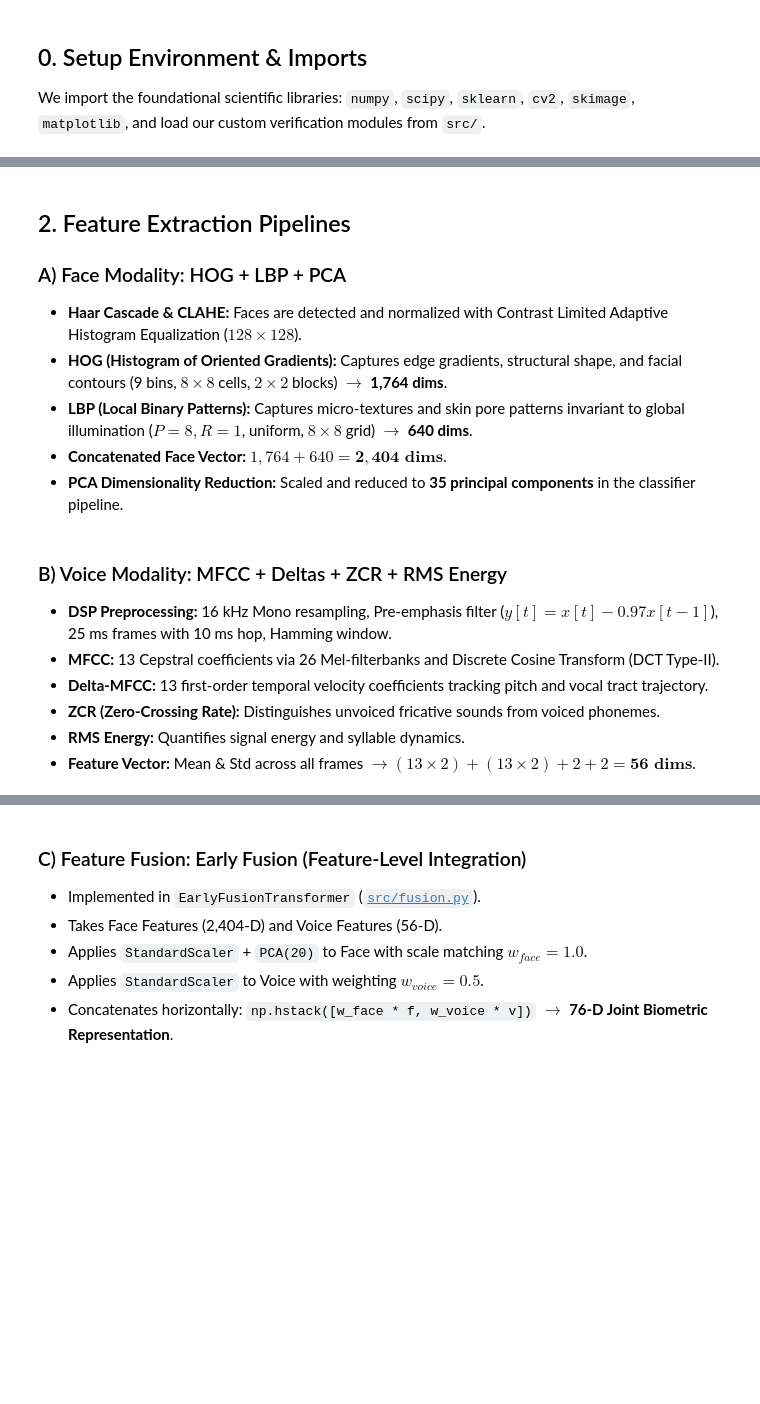
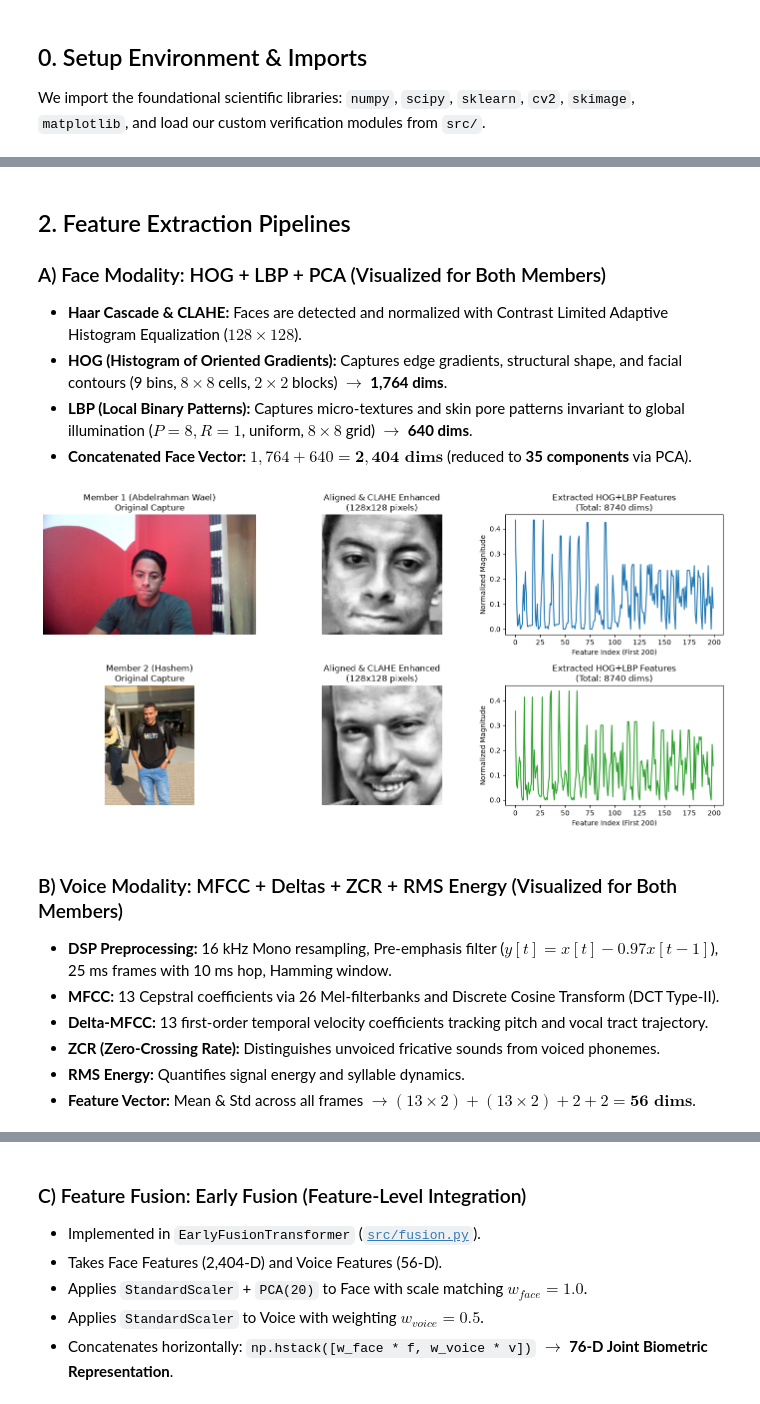
Before and after one commit to AbdelrhamanWael/Smart-Security-Gate, a Jupyter notebook: Biometric_Security_Gate_Complete_Pipeline.ipynb, the cells around one changed output, grey strips where cells are left out. Cells and saved outputs as stored; diff of their text form; code cells hidden in the pictures; blank space fills up the shorter version.

Commit message:
docs: Harmonize Jupyter notebook to symmetrically evaluate and visualize both Member 1 and Member 2 across all pipeline stages

```diff
--- a/Biometric_Security_Gate_Complete_Pipeline.ipynb
+++ b/Biometric_Security_Gate_Complete_Pipeline.ipynb
@@ -65,49 +96,54 @@ print(f"Fingerprint dataset exists: {fingerprint_dir.exists()} -> {len(list(fing
 # %% [markdown]
 ## 2. Feature Extraction Pipelines
 
-### A) Face Modality: HOG + LBP + PCA
+### A) Face Modality: HOG + LBP + PCA (Visualized for Both Members)
 - **Haar Cascade & CLAHE:** Faces are detected and normalized with Contrast Limited Adaptive Histogram Equalization ($128 \times 128$).
 - **HOG (Histogram of Oriented Gradients):** Captures edge gradients, structural shape, and facial contours (9 bins, $8 \times 8$ cells, $2 \times 2$ blocks) $\rightarrow$ **1,764 dims**.
 - **LBP (Local Binary Patterns):** Captures micro-textures and skin pore patterns invariant to global illumination ($P=8, R=1$, uniform, $8 \times 8$ grid) $\rightarrow$ **640 dims**.
-- **Concatenated Face Vector:** $1,764 + 640 = \mathbf{2,404 \text{ dims}}$.
-- **PCA Dimensionality Reduction:** Scaled and reduced to **35 principal components** in the classifier pipeline.
+- **Concatenated Face Vector:** $1,764 + 640 = \mathbf{2,404 \text{ dims}}$ (reduced to **35 components** via PCA).
 # %%
 from src.face_pipeline import crop_face, hog_feat, lbp_feat, extract_face_features
 
-# Sample face inspection from disk
-sample_face_path = next(face_dir.glob("raw/member1/*.jpg"), None) or next(face_dir.glob("*/*/*.jpg"), None)
+# Extract and plot face features for BOTH Member 1 and Member 2 side-by-side
+fig, axes = plt.subplots(2, 3, figsize=(14, 7))
 
-if sample_face_path:
-    img_bgr = cv2.imread(str(sample_face_path))
-    face_aligned = crop_face(img_bgr, size=(128, 128))
+members_info = [
+    ("member1", "Member 1 (Abdelrahman Wael)"),
+    ("member2", "Member 2 (Hashem)")
+]
 
-    # Extract features
-    hog_v = hog_feat(face_aligned)
-    lbp_v = lbp_feat(face_aligned)
-    full_face_v = extract_face_features(face_aligned, mode="both")
+for row_idx, (m_id, label) in enumerate(members_info):
+    sample_img_path = next(Path(f"data/face/{m_id}").glob("*/*.jpg"), None)
+    if sample_img_path:
+        img_bgr = cv2.imread(str(sample_img_path))
+        face_aligned = crop_face(img_bgr, size=(128, 128))
 
-    print(f"Sample Face: {sample_face_path.name}")
-    print(f" - HOG vector shape:       {hog_v.shape} dimensions")
-    print(f" - LBP vector shape:       {lbp_v.shape} dimensions")
-    print(f" - Combined feature shape: {full_face_v.shape} dimensions")
+        hog_v = hog_feat(face_aligned)
+        lbp_v = lbp_feat(face_aligned)
+        full_face_v = extract_face_features(face_aligned, mode="both")
 
-    # Plot face and visual features
-    fig, axes = plt.subplots(1, 3, figsize=(12, 4))
-    axes[0].imshow(cv2.cvtColor(img_bgr, cv2.COLOR_BGR2RGB))
-    axes[0].set_title("Original Image")
-    axes[0].axis('off')
+        # Col 0: Original
+        axes[row_idx, 0].imshow(cv2.cvtColor(img_bgr, cv2.COLOR_BGR2RGB))
+        axes[row_idx, 0].set_title(f"{label}\nOriginal Capture")
+        axes[row_idx, 0].axis('off')
 
-    axes[1].imshow(face_aligned, cmap='gray')
-    axes[1].set_title("Cropped & CLAHE Enhanced (128x128)")
-    axes[1].axis('off')
+        # Col 1: Cropped & CLAHE
+        axes[row_idx, 1].imshow(face_aligned, cmap='gray')
+        axes[row_idx, 1].set_title(f"Aligned & CLAHE Enhanced\n(128x128 pixels)")
+        axes[row_idx, 1].axis('off')
 
-    axes[2].plot(full_face_v[:200])
-    axes[2].set_title("First 200 Features (HOG + LBP)")
-    axes[2].set_xlabel("Feature Index")
-    plt.tight_layout()
-    plt.show()
+        # Col 2: Feature vector
+        axes[row_idx, 2].plot(full_face_v[:200], color='tab:blue' if row_idx == 0 else 'tab:green')
+        axes[row_idx, 2].set_title(f"Extracted HOG+LBP Features\n(Total: {len(full_face_v)} dims)")
+        axes[row_idx, 2].set_xlabel("Feature Index (First 200)")
+        axes[row_idx, 2].set_ylabel("Normalized Magnitude")
+
+plt.tight_layout()
+plt.show()
+# %% [output]
+[figure, added]
 # %% [markdown]
-### B) Voice Modality: MFCC + Deltas + ZCR + RMS Energy
+### B) Voice Modality: MFCC + Deltas + ZCR + RMS Energy (Visualized for Both Members)
 - **DSP Preprocessing:** 16 kHz Mono resampling, Pre-emphasis filter ($y[t] = x[t] - 0.97 x[t-1]$), 25 ms frames with 10 ms hop, Hamming window.
 - **MFCC:** 13 Cepstral coefficients via 26 Mel-filterbanks and Discrete Cosine Transform (DCT Type-II).
 - **Delta-MFCC:** 13 first-order temporal velocity coefficients tracking pitch and vocal tract trajectory.
```
Also changed, not shown: parts of 24 cells of this notebook, 2 other files.
